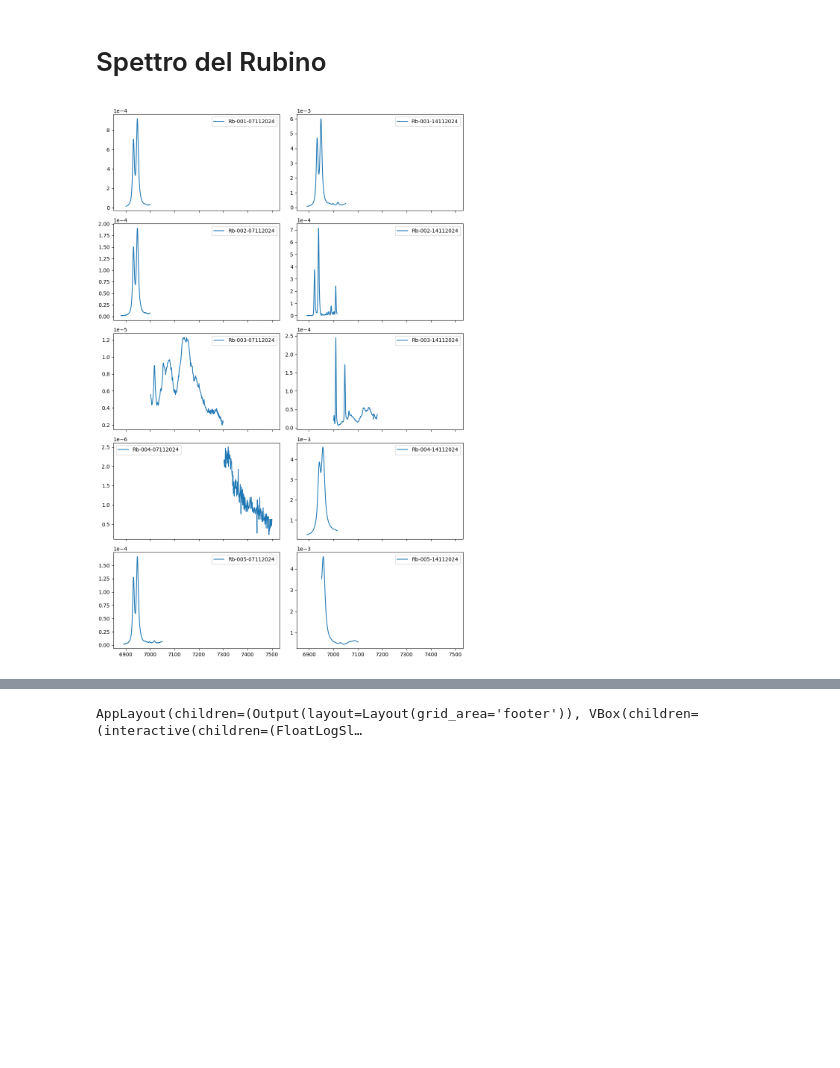
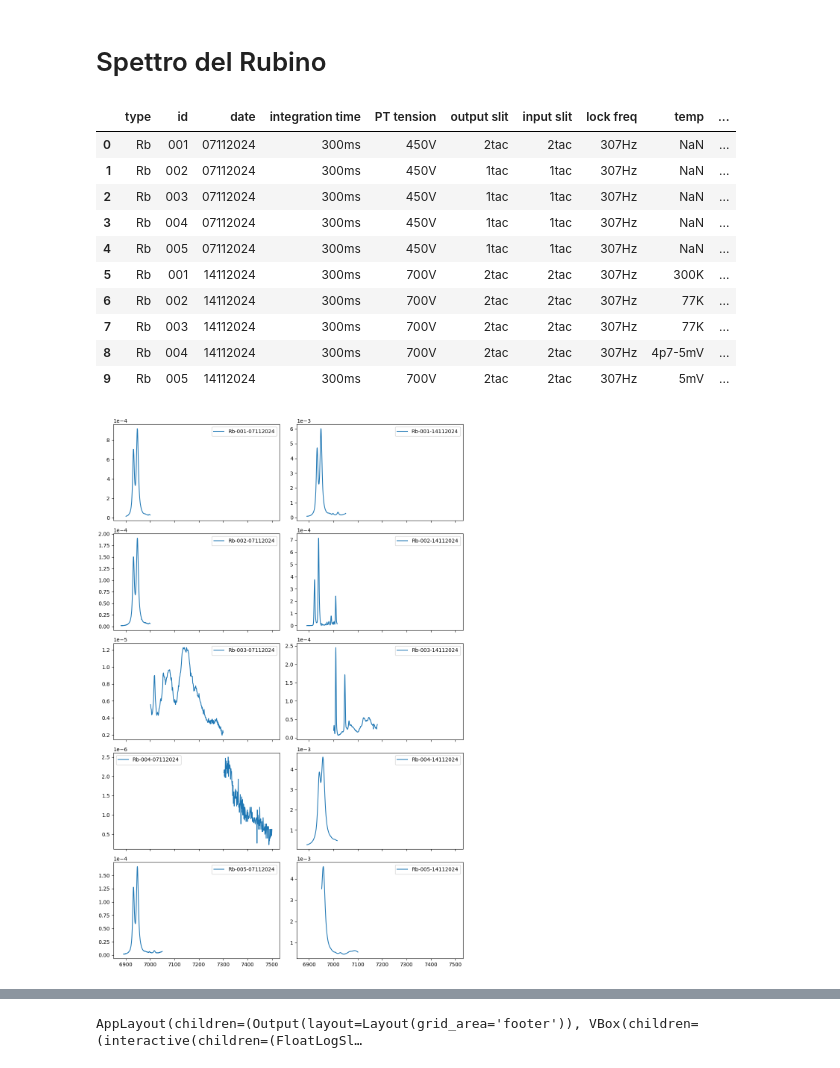
Before and after one commit to zar-hub/Lab_Materia_Condensata, a Jupyter notebook: SpettroRubino.ipynb, the cells around one changed output, grey strips where cells are left out. Saved outputs shown, nothing was run; the diff lists cells and outputs as text; code cells hidden in the pictures; blank space fills up the shorter version.

```diff
--- a/SpettroRubino.ipynb
+++ b/SpettroRubino.ipynb
@@ -3,34 +14,43 @@
 # %%
-import numpy as np
-import matplotlib.pyplot as plt
-from modules import utils
-import pandas as pd
-import ast
-import scipy as sp
-from matplotlib import cm
-%matplotlib widget
-
-plt.close('all')
-
-# Load data
 files = utils.getFiles('Raw_Data\\Rubidium_Spectrum')
 files = [file for file in files if file.name.find('Rb_') != -1]
 df = pd.DataFrame([utils.file_to_series(file) for file in files])
 
 # sort it
 df.sort_values('id', inplace=True)
 df.sort_values('date', inplace=True)
 df.reset_index(drop=True, inplace=True)
 
-# A quick look at the data
+# A quick look at the batch
 fig, axs = plt.subplots(5, 2, sharex=True, figsize=(10, 15), layout='tight')
 for i, row in df.iterrows():
     meta = ast.literal_eval(row['meta'])
     label = "-".join([meta.get(key) for key in ['type', 'id', 'date',]])
     axs[ i % 5, int(i / 5)].plot(row['wl'], row['mean'], label=label)
 
 for ax in axs.flat:
     ax.ticklabel_format(axis='y', style='sci', scilimits=(0, 0))
     ax.legend()
+
+# generate the info table
+info = df['meta'].apply(ast.literal_eval).apply(pd.Series)
+info = info[['type', 'id', 'date'] + [col for col in info.columns if col not in ['type', 'id', 'date']]]
+info['start'] = df['wl'].apply(lambda x: x[0])
+info['stop'] = df['wl'].apply(lambda x: x[-1])
+info['step'] = df['wl'].apply(lambda x: x[1] - x[0])
+info['samples'] = df['wl'].apply(len)
+
+info
 # %% [output]
+|  | type | id | date | integration time | PT tension | output slit | input slit | lock freq | temp | ... |
+| 0 | Rb | 001 | 07112024 | 300ms | 450V | 2tac | 2tac | 307Hz | NaN | ... |
+| 1 | Rb | 002 | 07112024 | 300ms | 450V | 1tac | 1tac | 307Hz | NaN | ... |
+| 2 | Rb | 003 | 07112024 | 300ms | 450V | 1tac | 1tac | 307Hz | NaN | ... |
+| 3 | Rb | 004 | 07112024 | 300ms | 450V | 1tac | 1tac | 307Hz | NaN | ... |
+| 4 | Rb | 005 | 07112024 | 300ms | 450V | 1tac | 1tac | 307Hz | NaN | ... |
+| 5 | Rb | 001 | 14112024 | 300ms | 700V | 2tac | 2tac | 307Hz | 300K | ... |
+| 6 | Rb | 002 | 14112024 | 300ms | 700V | 2tac | 2tac | 307Hz | 77K | ... |
+| 7 | Rb | 003 | 14112024 | 300ms | 700V | 2tac | 2tac | 307Hz | 77K | ... |
+| 8 | Rb | 004 | 14112024 | 300ms | 700V | 2tac | 2tac | 307Hz | 4p7-5mV | ... |
+| 9 | Rb | 005 | 14112024 | 300ms | 700V | 2tac | 2tac | 307Hz | 5mV | ... |
 [figure]
```
Also changed, not shown: parts of 8 cells of this notebook, 3 other files.
